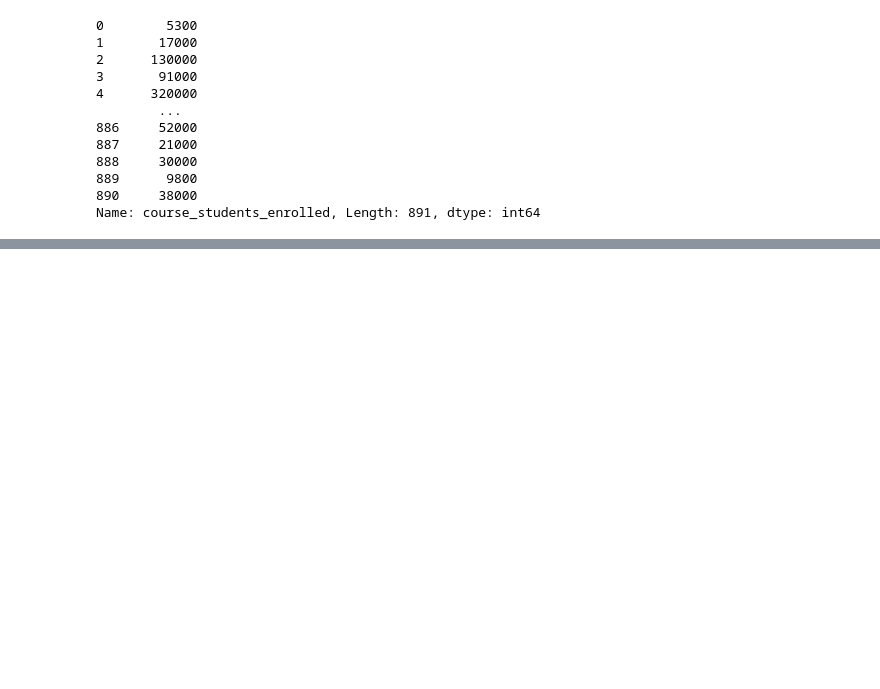
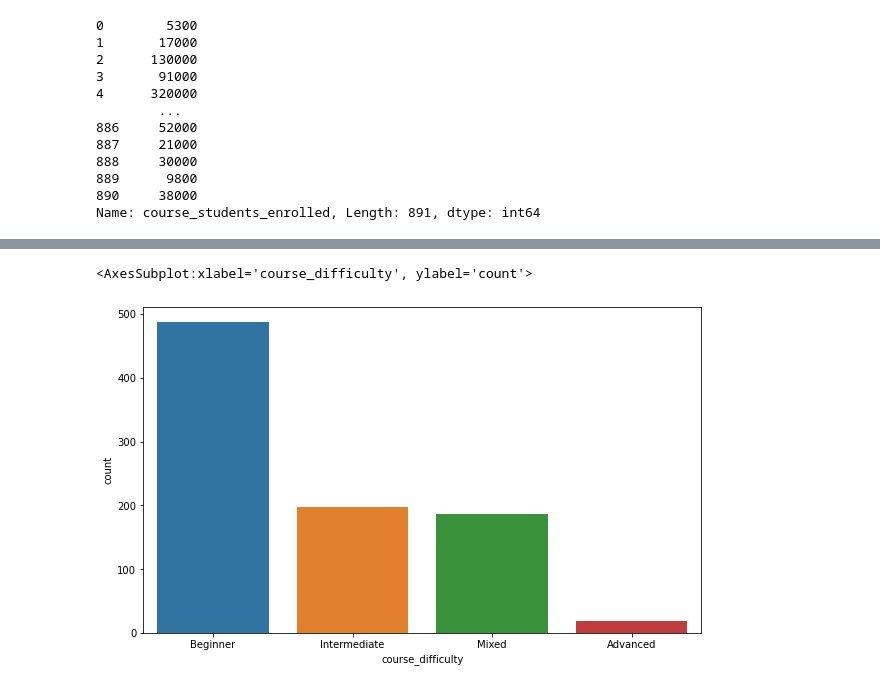
Before and after one commit to Kelvin-Arellano/Coursera, a Jupyter notebook: Untitled.ipynb, the cells around one changed output, grey strips where cells are left out. Cells and saved outputs as stored; diff of their text form; code cells hidden in the pictures; blank space fills up the shorter version.

```diff
--- a/Untitled.ipynb
+++ b/Untitled.ipynb
@@ -126,0 +139,7 @@ Name: course_students_enrolled, Length: 891, dtype: int64
+# %%
+fig_dims = (10,6)
+fig,ax = plt.subplots(figsize=fig_dims)
+sns.countplot(x='course_difficulty',data = df,ax=ax)
+# %% [output]
+<AxesSubplot:xlabel='course_difficulty', ylabel='count'>
+[figure, added]
```
Also changed, not shown: parts of 3 cells of this notebook.
